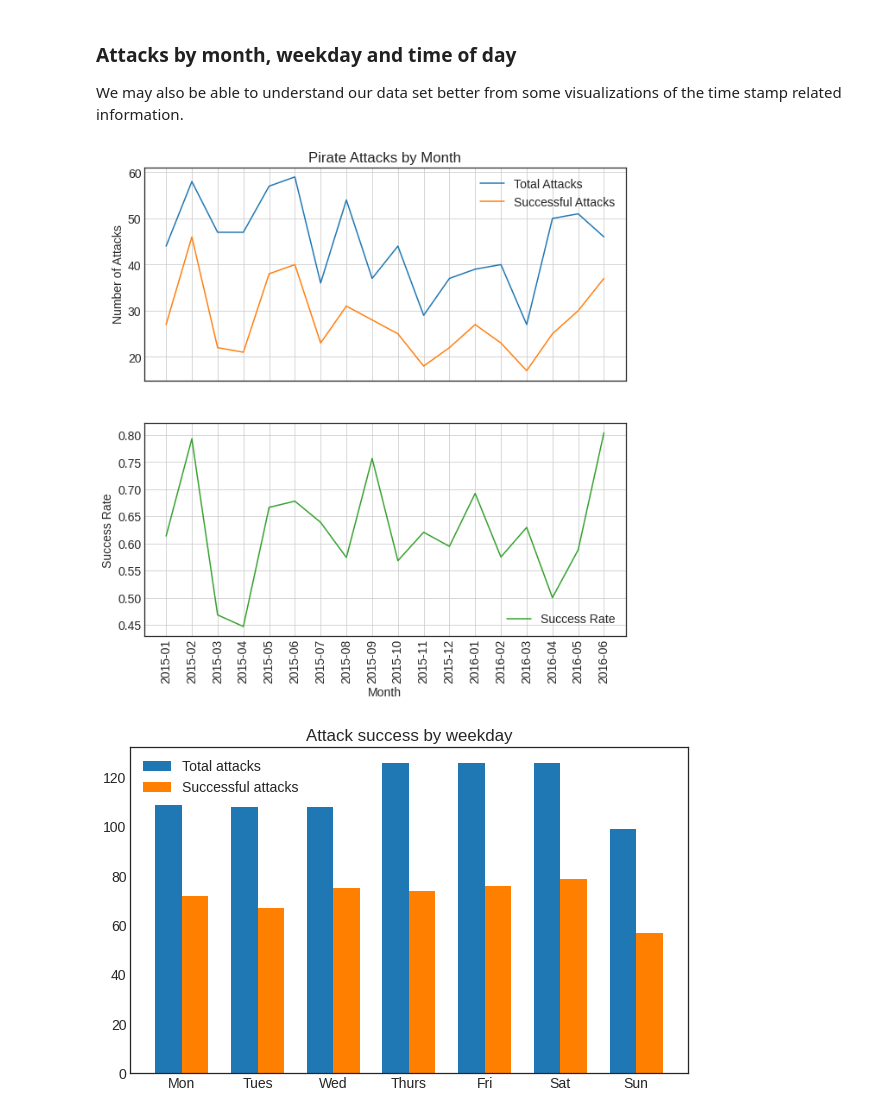
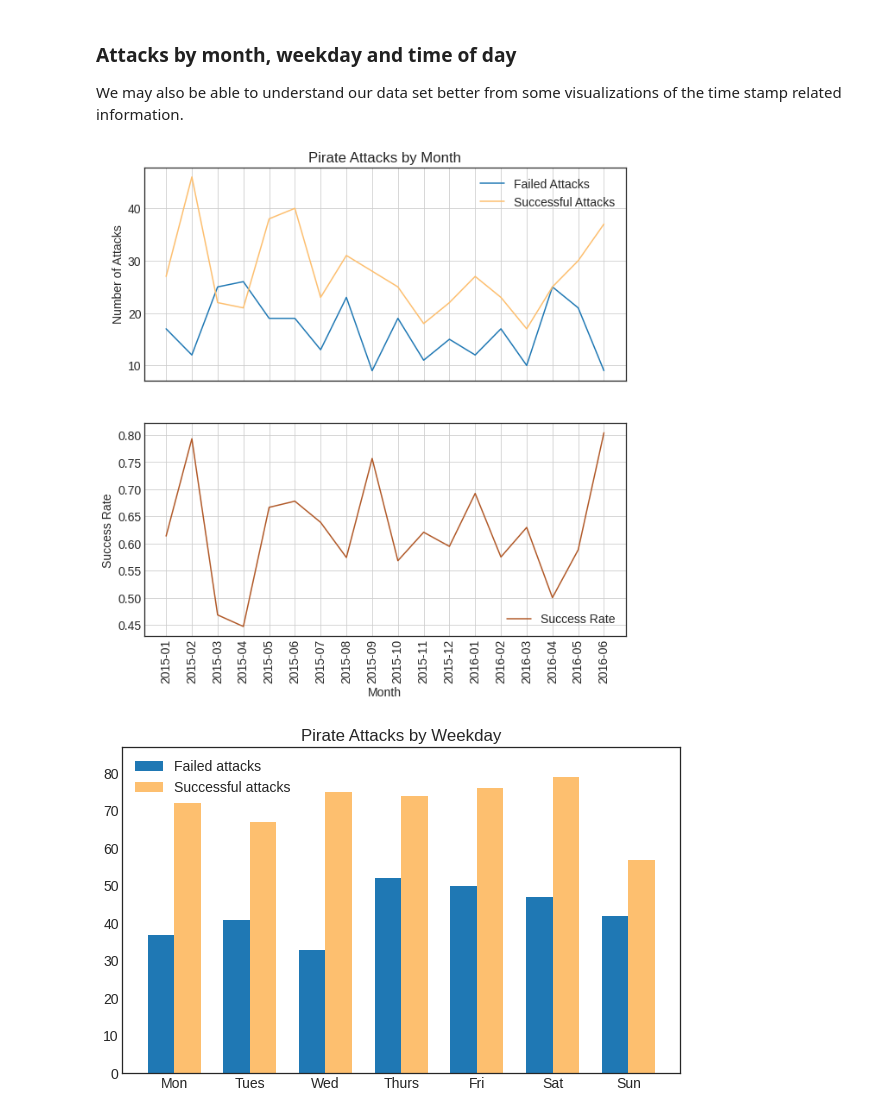
Before and after one commit to Alessine/predicting_pirate_attack_success, a Jupyter notebook: 3-Visualizations.ipynb, the cells around one changed output. Drawn from its saved outputs; the diff is of its cells as text; code cells hidden in the pictures.

```diff
--- a/3-Visualizations.ipynb
+++ b/3-Visualizations.ipynb
@@ -57,6 +60,6 @@ def lon2x(a):
 pirate_data['X'] = pirate_data['LONG'].apply(lambda x: lon2x(x))
 pirate_data['Y'] = pirate_data['LAT'].apply(lambda x: lat2y(x))
 pirate_data["datestring"] = pirate_data["DATE (LT)"].map(lambda x: x.strftime('%Y-%m-%d'))
-cols =  {0: brewer["Paired"][12][1], 1: brewer["Paired"][12][7]}
+cols =  {0: brewer["Paired"][12][1], 1: brewer["Paired"][12][6]}
 pirate_data["color"] = pirate_data["ATTACK SUCCESS"].apply(lambda c: cols[c])
 # %%
@@ -154,43 +180,46 @@ axs[1, 1].set_ylim(0,220);
 
 We may also be able to understand our data set better from some visualizations of the time stamp related information.
 # %%
-month_grouped = pirate_data.groupby(["YEAR_MONTH"]).sum()
-attack_success_rate = month_grouped["ATTACK SUCCESS"] / month_grouped["ATTACKS"]
+success_grouped = success.groupby(["YEAR_MONTH"]).sum()
+failure_grouped = failure.groupby(["YEAR_MONTH"]).sum()
+attack_success_rate = success_grouped["ATTACKS"] / (success_grouped["ATTACKS"] + failure_grouped["ATTACKS"])
 
 fig, axs = plt.subplots(2, 1, sharex = True, figsize = (10, 10))
 
-axs[0].plot(month_grouped["ATTACKS"], label = "Total Attacks")
-axs[0].plot(month_grouped["ATTACK SUCCESS"], label = "Successful Attacks")
+axs[0].plot(failure_grouped["ATTACKS"], label = "Failed Attacks", color = colors[1])
+axs[0].plot(success_grouped["ATTACKS"], label = "Successful Attacks", color = colors[6])
 axs[0].set_title("Pirate Attacks by Month")
 axs[0].set_ylabel("Number of Attacks")
 axs[0].grid(True)
 axs[0].legend()
 
-axs[1].plot(attack_success_rate, label = "Success Rate", color = colors[3])
+axs[1].plot(attack_success_rate, label = "Success Rate", color = colors[11])
 axs[1].set_xlabel("Month")
 axs[1].set_ylabel("Success Rate")
 axs[1].grid(True)
 axs[1].legend()
 plt.xticks(rotation = 90);
 # %% [output]
-[figure, old version]
+[figure, new version]
 # %%
-weekday_grouped = pirate_data.groupby("WEEKDAY").sum().reset_index()
+success_weekday_grouped = success.groupby("WEEKDAY").sum().reset_index()
+failure_weekday_grouped = failure.groupby("WEEKDAY").sum().reset_index()
 
 labels = ['Mon', 'Tues', 'Wed', 'Thurs', 'Fri', 'Sat', 'Sun']
 width = 0.35
 x = np.arange(len(labels))
 
 fig, ax = plt.subplots(figsize = (10, 6))
 
-ax.bar(x-width/2, weekday_grouped["ATTACKS"], width, color = colors[1], label = "Total attacks")
-ax.bar(x+width/2, weekday_grouped["ATTACK SUCCESS"], width, color = colors[7],
+ax.bar(x-width/2, failure_weekday_grouped["ATTACKS"], width, color = colors[1], label = "Failed attacks")
+ax.bar(x+width/2, success_weekday_grouped["ATTACKS"], width, color = colors[6],
        label = "Successful attacks")
 
-ax.set_title('Attack success by weekday')
+ax.set_title('Pirate Attacks by Weekday')
 ax.set_xticks(x)
 ax.set_xticklabels(labels)
-ax.legend();
+ax.set_ylim(0,87)
+ax.legend(loc = 2);
 # %% [output]
-[figure, old version]
+[figure, new version]
 # %%
```
Also changed, not shown: parts of 6 cells of this notebook, 6 other files.
